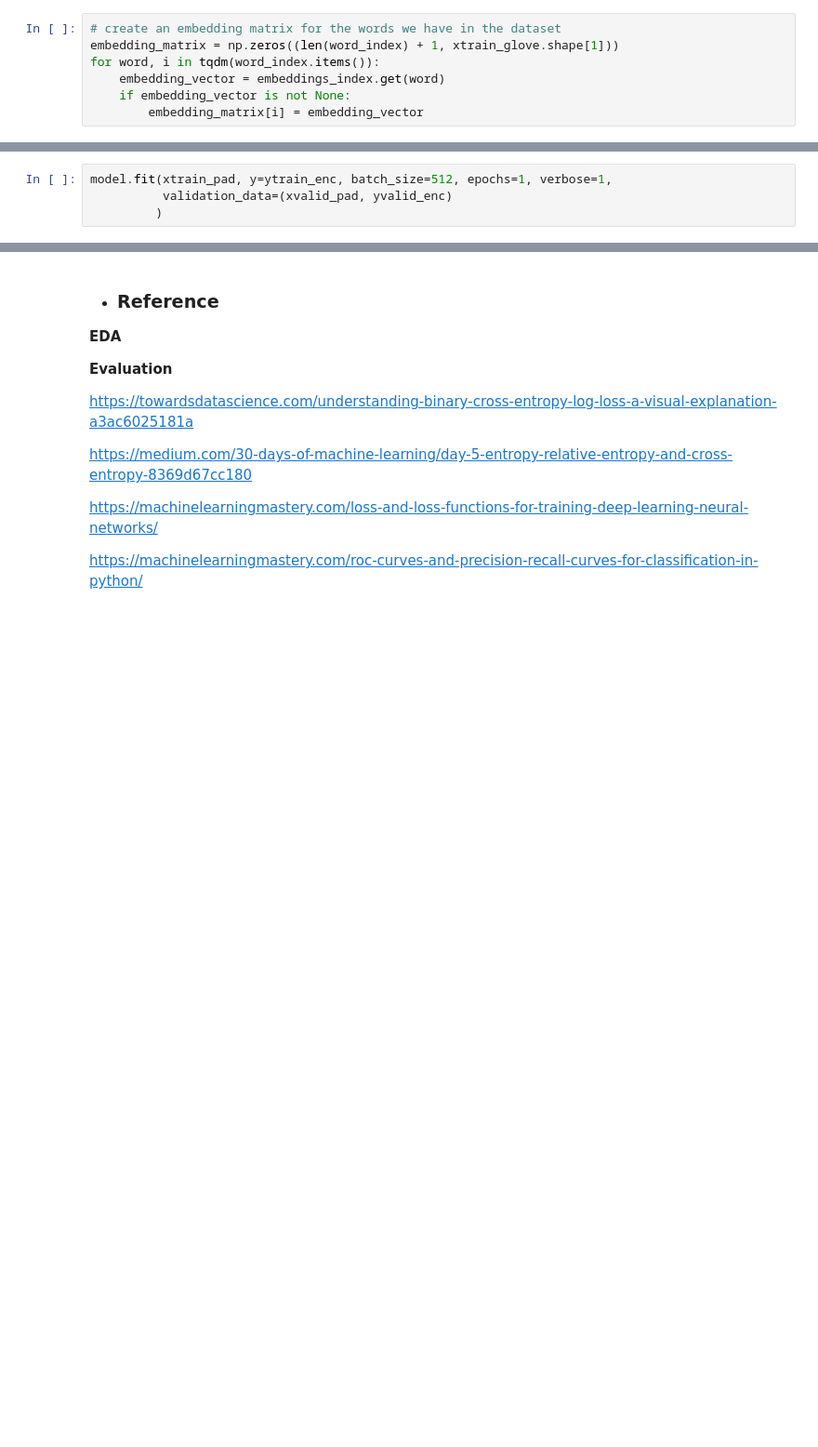
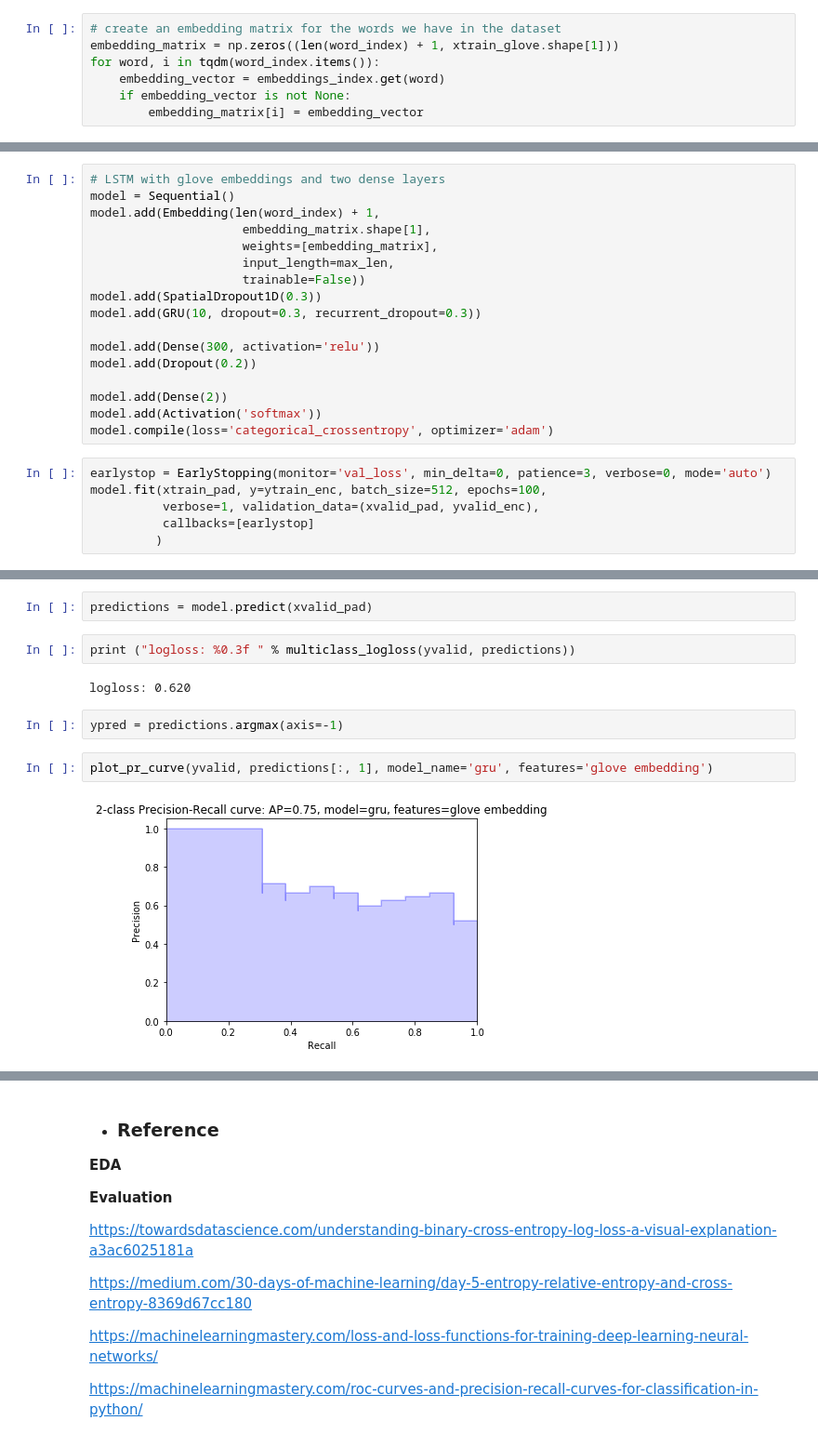
Before and after one commit to ck-unifr/german-wings-airline-challenge, a Jupyter notebook: german-wings-review.ipynb, the cells around one changed output, grey strips where cells are left out. Shown at 93% size. Saved outputs shown, nothing was run; the diff lists cells and outputs as text; blank space fills up the shorter version.

```diff
--- a/german-wings-review.ipynb
+++ b/german-wings-review.ipynb
@@ -983,4 +1300,23 @@ model.compile(loss='categorical_crossentropy', optimizer='adam')
+# %%
+# LSTM with glove embeddings and two dense layers
+model = Sequential()
+model.add(Embedding(len(word_index) + 1,
+                     embedding_matrix.shape[1],
+                     weights=[embedding_matrix],
+                     input_length=max_len,
+                     trainable=False))
+model.add(SpatialDropout1D(0.3))
+model.add(GRU(10, dropout=0.3, recurrent_dropout=0.3))
+
+model.add(Dense(300, activation='relu'))
+model.add(Dropout(0.2))
+
+model.add(Dense(2))
+model.add(Activation('softmax'))
+model.compile(loss='categorical_crossentropy', optimizer='adam')
 # %%
-model.fit(xtrain_pad, y=ytrain_enc, batch_size=512, epochs=1, verbose=1,
-          validation_data=(xvalid_pad, yvalid_enc)
+earlystop = EarlyStopping(monitor='val_loss', min_delta=0, patience=3, verbose=0, mode='auto')
+model.fit(xtrain_pad, y=ytrain_enc, batch_size=512, epochs=100,
+          verbose=1, validation_data=(xvalid_pad, yvalid_enc),
+          callbacks=[earlystop]
          )
@@ -986,0 +1342,12 @@ model.fit(xtrain_pad, y=ytrain_enc, batch_size=512, epochs=1, verbose=1,
+# %%
+predictions = model.predict(xvalid_pad)
+# %%
+print ("logloss: %0.3f " % multiclass_logloss(yvalid, predictions))
+# %% [output]
+logloss: 0.620
+# %%
+ypred = predictions.argmax(axis=-1)
+# %%
+plot_pr_curve(yvalid, predictions[:, 1], model_name='gru', features='glove embedding')
+# %% [output]
+[figure, added]
```
Also changed, not shown: parts of 82 cells of this notebook.
